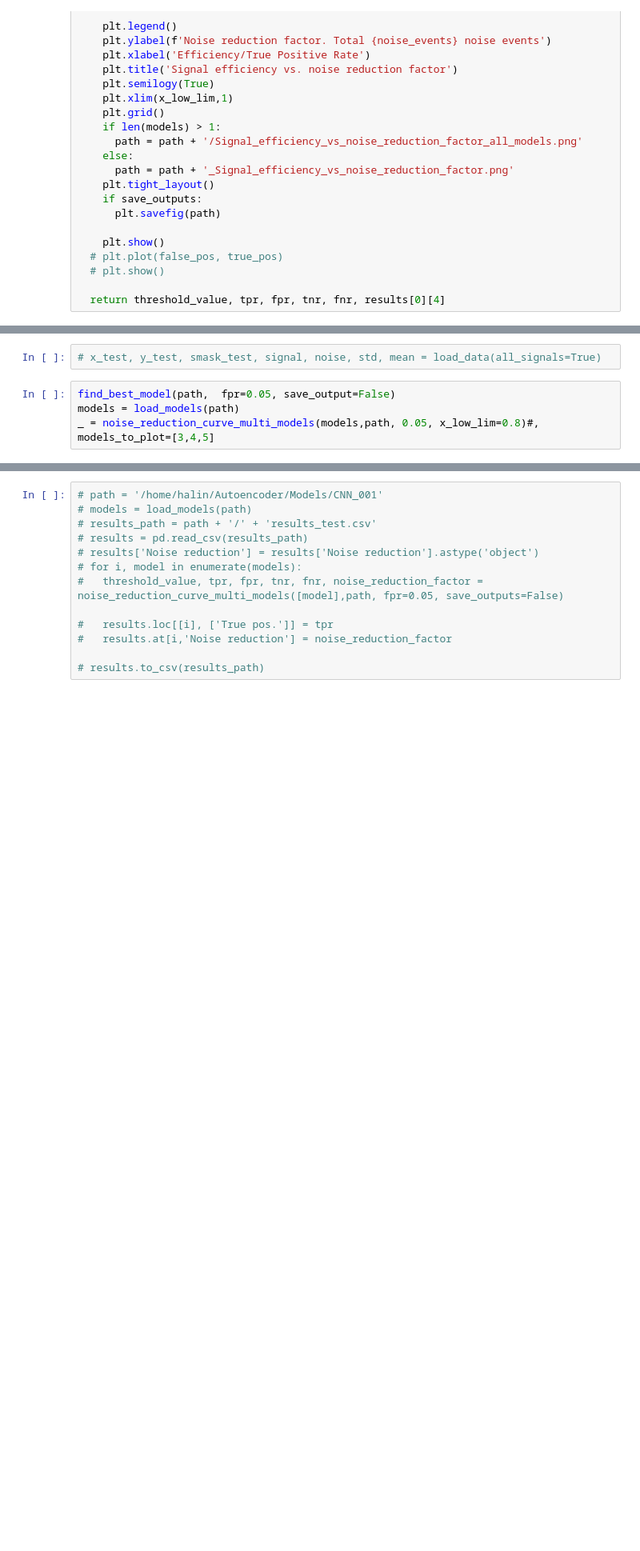
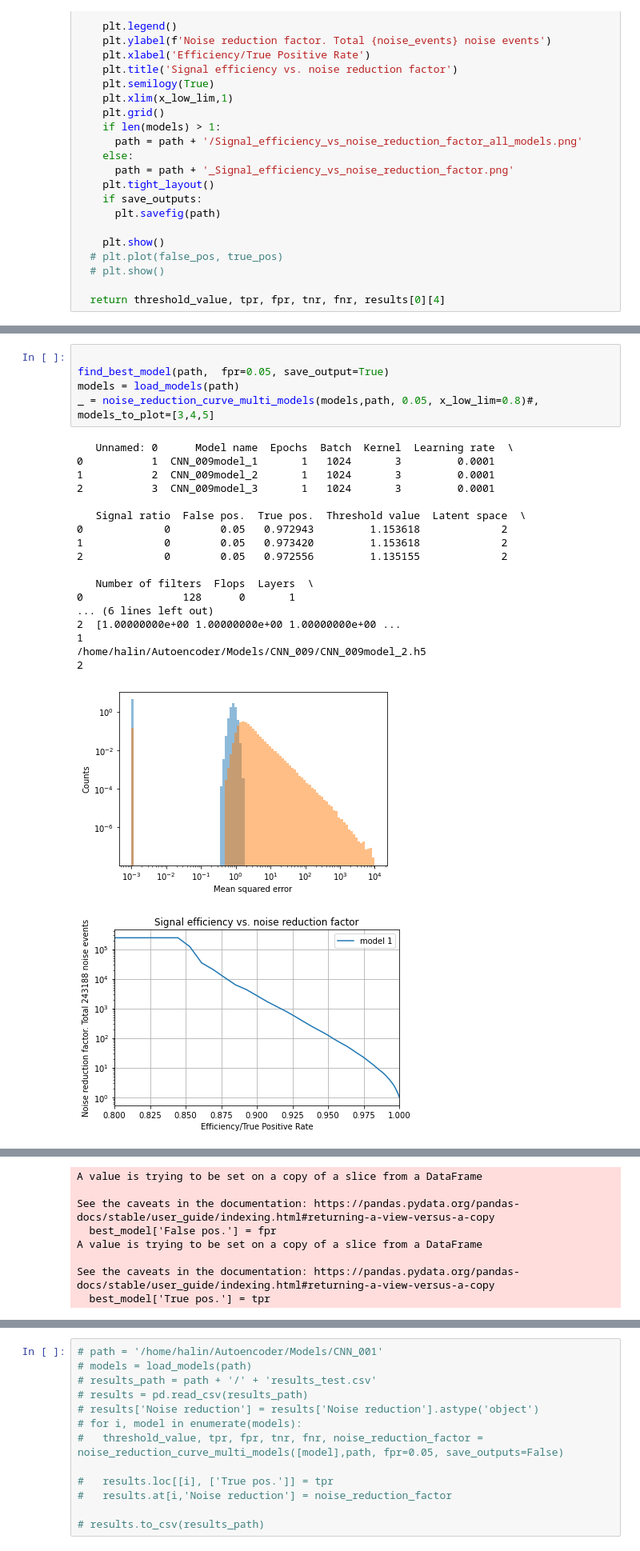
Before and after one commit to HansAlin/Autoencoder, a Jupyter notebook: Autoencoder_noise_rejection_CNN.ipynb, the cells around one changed output, grey strips where cells are left out. Shown: that part at 80% size. Drawn from its saved outputs; the diff is of its cells as text; blank space fills up the shorter version.

```diff
--- a/Autoencoder_noise_rejection_CNN.ipynb
+++ b/Autoencoder_noise_rejection_CNN.ipynb
@@ -719,9 +762,28 @@ for batch in batches:
 
 
 results.to_csv(path + '/results.csv')
-# %%
-# x_test, y_test, smask_test, signal, noise, std, mean = load_data(all_signals=True)
 # %%
-find_best_model(path,  fpr=0.05, save_output=False)
+
+find_best_model(path,  fpr=0.05, save_output=True)
 models = load_models(path)
 _ = noise_reduction_curve_multi_models(models,path, 0.05, x_low_lim=0.8)#, models_to_plot=[3,4,5]
+# %% [output]
+   Unnamed: 0      Model name  Epochs  Batch  Kernel  Learning rate  \
+0           1  CNN_009model_1       1   1024       3         0.0001
+1           2  CNN_009model_2       1   1024       3         0.0001
+2           3  CNN_009model_3       1   1024       3         0.0001
+
+   Signal ratio  False pos.  True pos.  Threshold value  Latent space  \
+0             0        0.05   0.972943         1.153618             2
+1             0        0.05   0.973420         1.153618             2
+2             0        0.05   0.972556         1.135155             2
+
+   Number of filters  Flops  Layers  \
+0                128      0       1
+... (6 lines left out)
+2  [1.00000000e+00 1.00000000e+00 1.00000000e+00 ...
+1
+/home/halin/Autoencoder/Models/CNN_009/CNN_009model_2.h5
+2
+[figure, added]
+[figure, added]
@@ -727,0 +807,8 @@ _ = noise_reduction_curve_multi_models(models,path, 0.05, x_low_lim=0.8)#, model
+A value is trying to be set on a copy of a slice from a DataFrame
+
+See the caveats in the documentation: https://pandas.pydata.org/pandas-docs/stable/user_guide/indexing.html#returning-a-view-versus-a-copy
+  best_model['False pos.'] = fpr
+A value is trying to be set on a copy of a slice from a DataFrame
+
+See the caveats in the documentation: https://pandas.pydata.org/pandas-docs/stable/user_guide/indexing.html#returning-a-view-versus-a-copy
+  best_model['True pos.'] = tpr
```
Also changed, not shown: parts of 16 cells of this notebook, 2 other files.
